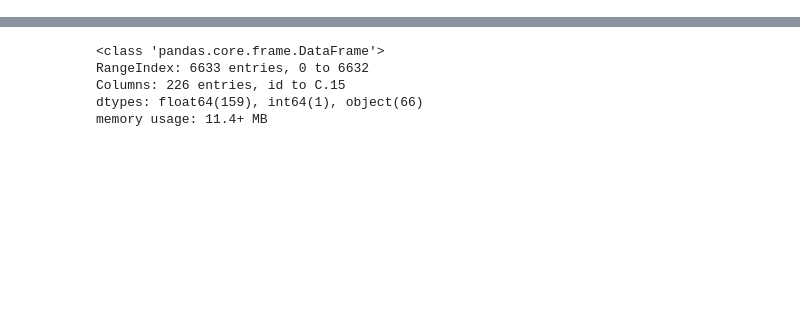
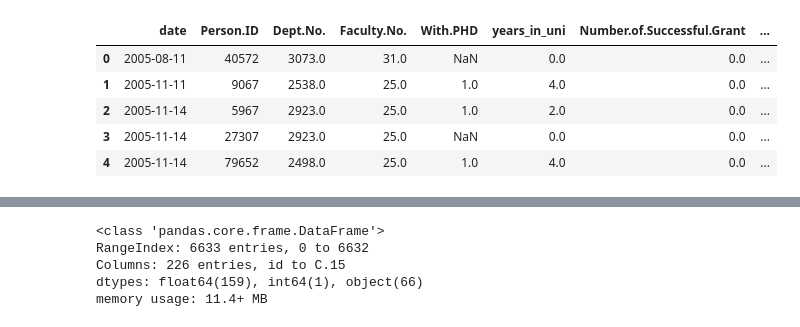
Before and after one commit to diegoami/DSRetreat_Melbourne_DIOLEM, a Jupyter notebook: scripts/emanuel_working.ipynb, the cells around one changed output, grey strips where cells are left out. Cells and saved outputs as stored; diff of their text form; code cells hidden in the pictures; blank space fills up the shorter version.

```diff
--- a/scripts/emanuel_working.ipynb
+++ b/scripts/emanuel_working.ipynb
@@ -40,0 +56,9 @@ df.tail()
+# %%
+df_p_dyn.head()
+# %% [output]
+|  | date | Person.ID | Dept.No. | Faculty.No. | With.PHD | years_in_uni | Number.of.Successful.Grant | ... |
+| 0 | 2005-08-11 | 40572 | 3073.0 | 31.0 | NaN | 0.0 | 0.0 | ... |
+| 1 | 2005-11-11 | 9067 | 2538.0 | 25.0 | 1.0 | 4.0 | 0.0 | ... |
+| 2 | 2005-11-14 | 5967 | 2923.0 | 25.0 | 1.0 | 2.0 | 0.0 | ... |
+| 3 | 2005-11-14 | 27307 | 2923.0 | 25.0 | NaN | 0.0 | 0.0 | ... |
+| 4 | 2005-11-14 | 79652 | 2498.0 | 25.0 | 1.0 | 4.0 | 0.0 | ... |
```
Also changed, not shown: parts of 10 cells of this notebook, 2 other files.
